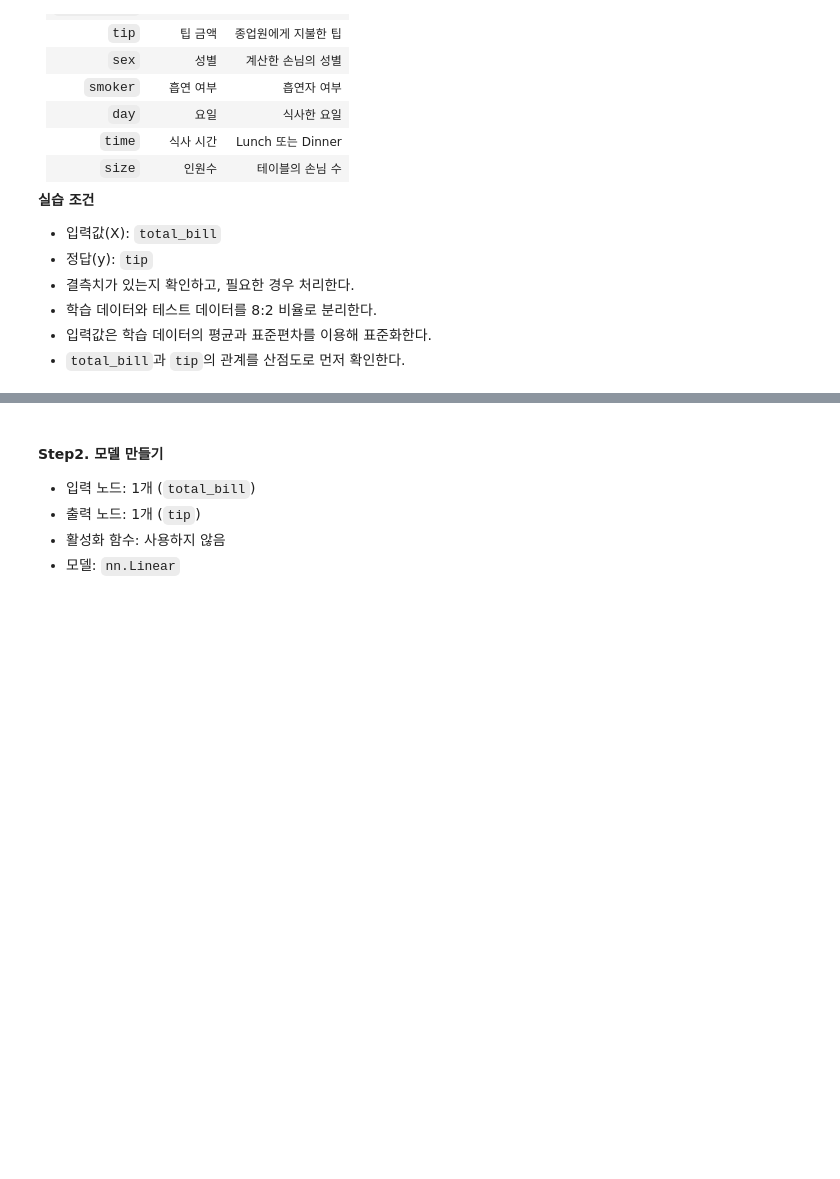
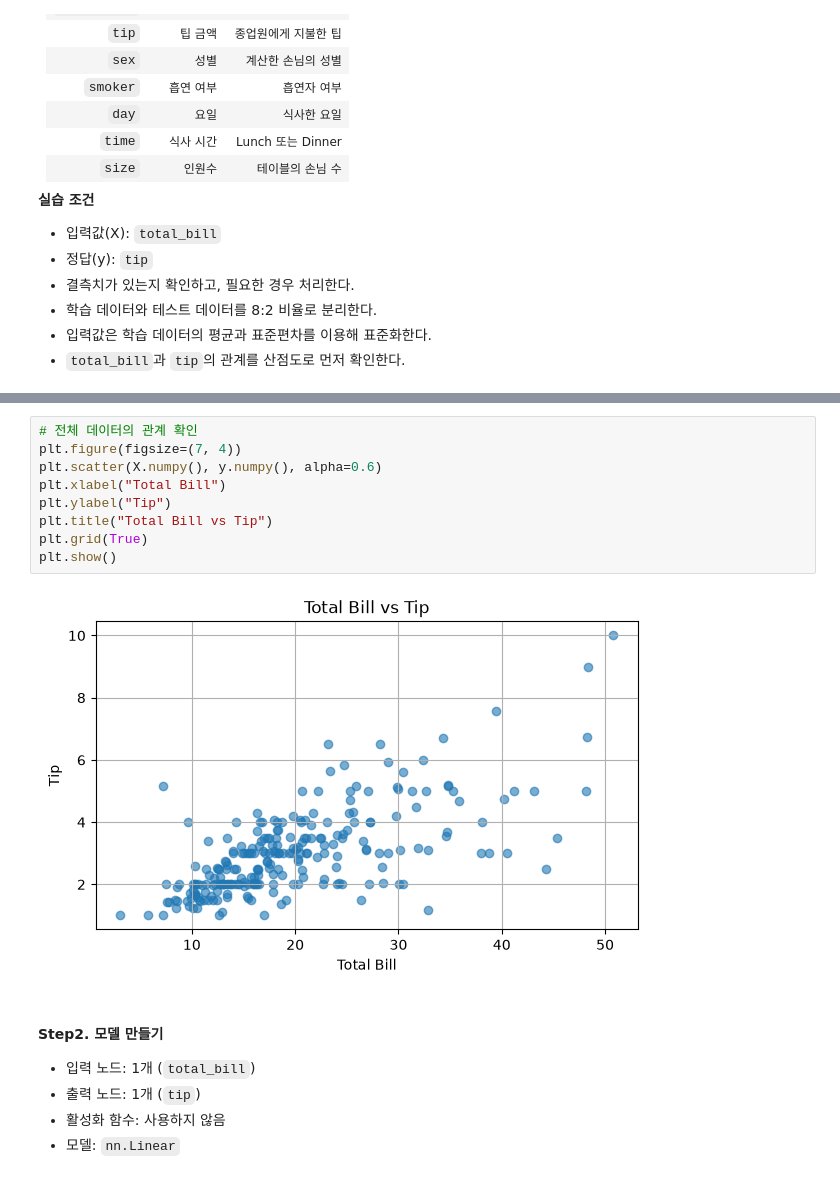
Before and after one commit to kdhksk1-pixel/PyTorch, a Jupyter notebook: 03.linear_binary/05.1.Linear_tips.ipynb, the cells around one changed output, grey strips where cells are left out. Saved outputs shown, nothing was run; the diff lists cells and outputs as text; blank space fills up the shorter version.

```diff
--- a/03.linear_binary/05.1.Linear_tips.ipynb
+++ b/03.linear_binary/05.1.Linear_tips.ipynb
@@ -90,3 +100,14 @@ X_test_scaled 형태: torch.Size([49, 1])
+# %%
+# 전체 데이터의 관계 확인
+plt.figure(figsize=(7, 4))
+plt.scatter(X.numpy(), y.numpy(), alpha=0.6)
+plt.xlabel("Total Bill")
+plt.ylabel("Tip")
+plt.title("Total Bill vs Tip")
+plt.grid(True)
+plt.show()
+# %% [output]
+[figure, added]
 # %% [markdown]
 #### Step2. 모델 만들기
 
```
Also changed, not shown: parts of 7 cells of this notebook, 1 other file.
